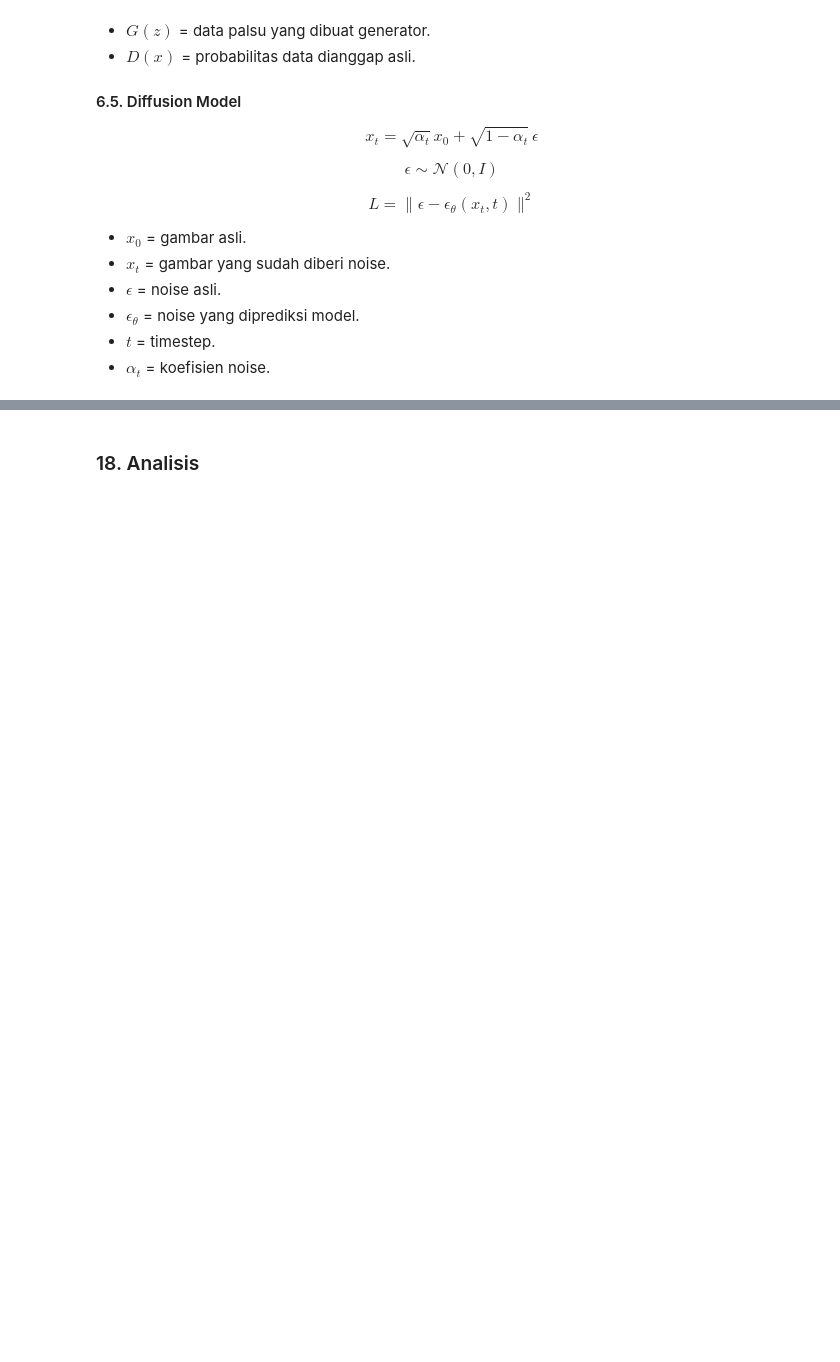
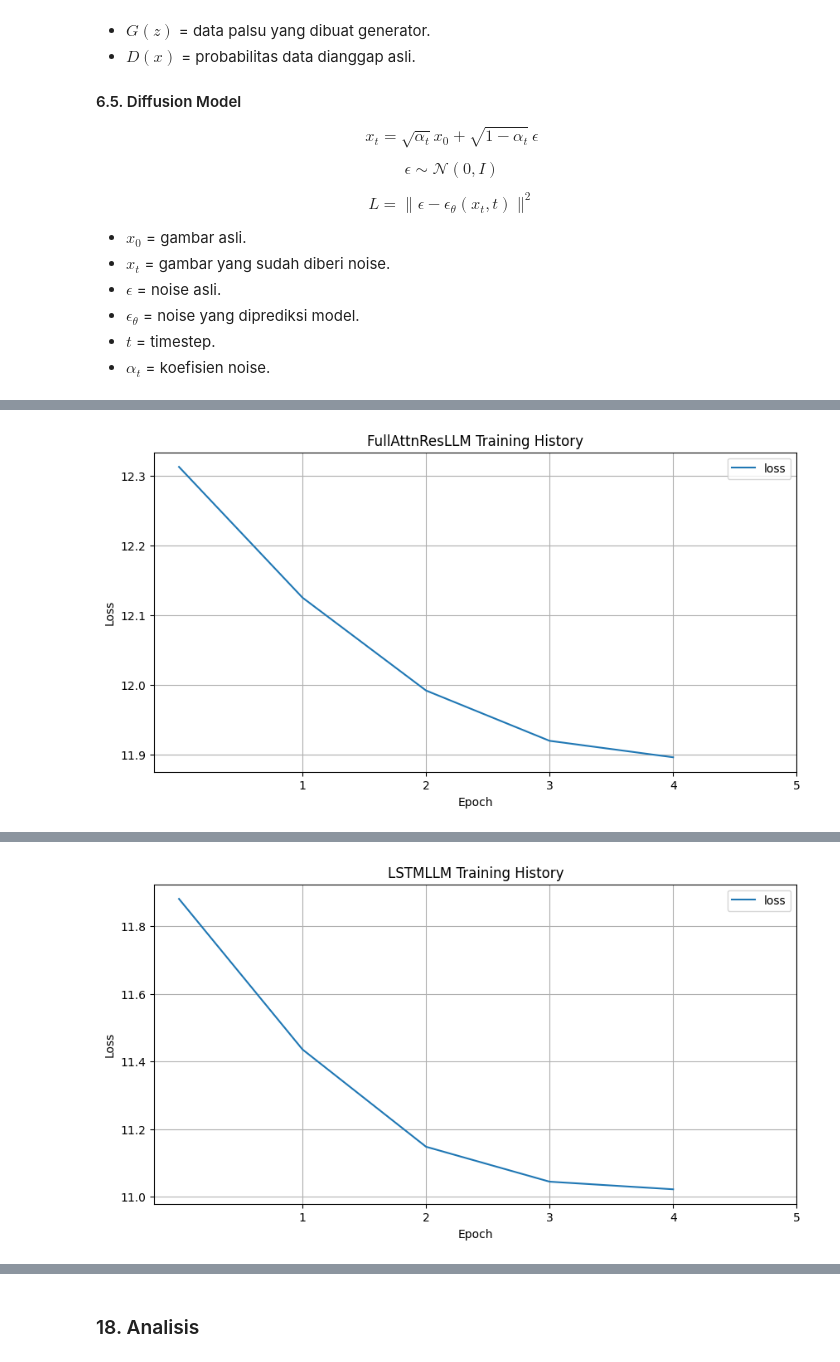
Before and after one commit to pH7-Simpl/Generative-AI, a Jupyter notebook: main.ipynb, the cells around one changed output, grey strips where cells are left out. Drawn from its saved outputs; the diff is of its cells as text; code cells hidden in the pictures; blank space fills up the shorter version.

Commit message:
feat: clean and centralized model training, history, and result saving

```diff
--- a/main.ipynb
+++ b/main.ipynb
@@ -361,2 +505,6 @@ for model_name, samples in all_samples.items():
 # %%
 # 10. Load Dataset Text
+df = pd.read_csv("dataset/text/wikipedia_id-clean.csv")
+print("Kolom:", df.columns.tolist())
+print("Sample judul:", df["title"].iloc[0])
+print("Panjang teks pertama:", len(str(df["text"].iloc[0])))
@@ -402,2 +616,76 @@ $$
 # %%
 # 14. Training Model Text
+from src.text_generators import PretrainedEmbedder, FullAttnResLLM, LSTMLLM
+import torch
+device = "cuda" if torch.cuda.is_available() else "cpu"
+print(f"Using device: {device}")
+
+EPOCHS = 5
+DIM = 512
+CTX_SIZE = 8
+BATCH_SIZE = 1024
+LR = 1e-4
+
+# Embedder
+print("\n[1] Initializing Pretrained Embedder...")
+embedder = PretrainedEmbedder(
+    model_name="LazarusNLP/all-indo-e5-small-v4",
+    projection_dim=DIM,
+    device=device,
+)
+
+print("\n" + "=" * 60)
+print("[2] Training FullAttnResLLM")
+print("=" * 60)
+
+attnres_model = FullAttnResLLM(
+    embedder=embedder,
+    num_layers=4,
+    num_heads=4,
+    device=device
+).to(device)
+
+print(f"Parameters: {sum(p.numel() for p in attnres_model.parameters()):,}")
+
+attnres_history = attnres_model.train_model(
+    sentences=all_sentences,
+    num_epochs=EPOCHS,
+    batch_size=BATCH_SIZE,
+    context_size=CTX_SIZE,
+    learning_rate=LR,
+    print_every=5,
+    save_path=f"{text_path}/attn-res/checkpoints",
+)
+
+attnres_history.plot(
+    title=f"FullAttnResLLM Training History",
+    save_path=f"{text_path}/attn-res/FullAttnResLLM_training_history.png"
+)
+
+print("\n" + "=" * 60)
+print("[3] Training LSTMLLM")
+print("=" * 60)
+lstm_model = LSTMLLM(
+    embedder=embedder,
+    num_layers=4,
+    bidirectional=False,
+    device=device
+)
+
+print(f"Parameters: {sum(p.numel() for p in lstm_model.parameters()):,}")
+
+lstm_history = lstm_model.train_model(
+    sentences=all_sentences,
+    num_epochs=EPOCHS,
+    batch_size=BATCH_SIZE,
+    context_size=CTX_SIZE,
+    learning_rate=LR,
+    print_every=5,
+    save_path=f"{text_path}/lstm/chekpoints",
+)
+
+lstm_history.plot(
+    title=f"LSTMLLM Training History",
+    save_path=f"{text_path}/lstm/LSTMLLM_training_history.png"
+)
+# %% [output]
@@ -403,0 +709 @@ $$
+[figure, added]
@@ -404,2 +727,3 @@ $$
+[figure, added]
 # %%
 # 15. Generate Text dari Prompt
```
Also changed, not shown: parts of 17 cells of this notebook, 6 other files.
